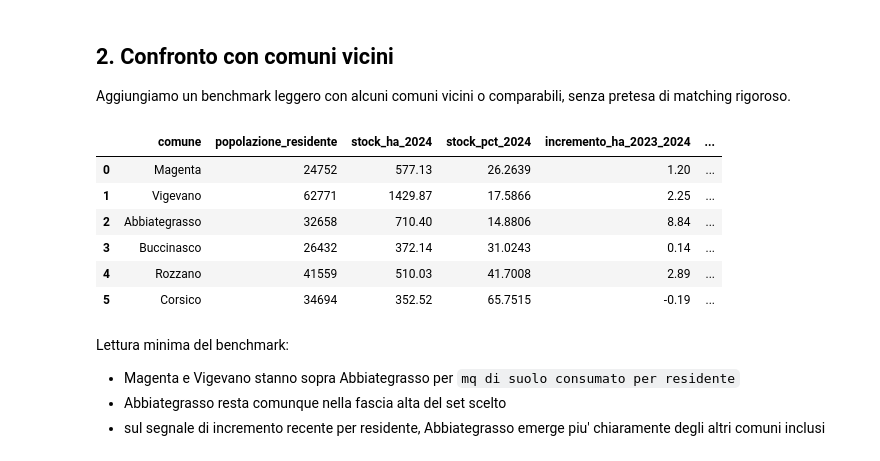
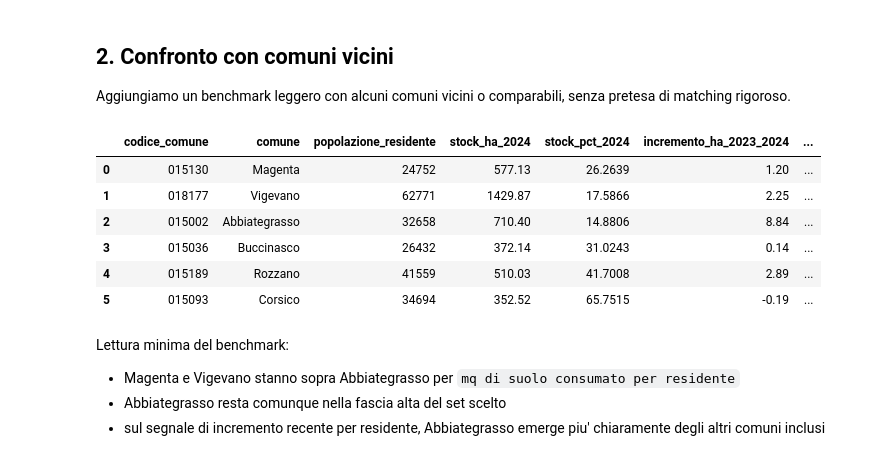
Before and after one commit to Gabrymi93/abbiategrasso-data-notes, a Jupyter notebook: notebooks/abbiategrasso_locale_v1.ipynb, the cells around one changed output. Drawn from its saved outputs; the diff is of its cells as text; code cells hidden in the pictures.

```diff
--- a/notebooks/abbiategrasso_locale_v1.ipynb
+++ b/notebooks/abbiategrasso_locale_v1.ipynb
@@ -21,15 +21,24 @@ def find_workspace_root(start: Path) -> Path:
     raise FileNotFoundError('Workspace root non trovato')
 
 
-workspace = find_workspace_root(Path.cwd().resolve())
-repo_root = workspace / 'abbiategrasso-data-notes'
-dataset_incubator = workspace / 'dataset-incubator'
+repo_root = next((p for p in [Path.cwd().resolve(), *Path.cwd().resolve().parents] if (p / 'README.md').exists() and p.name == 'abbiategrasso-data-notes'), None)
+if repo_root is None:
+    raise FileNotFoundError('Repo root non trovata')
 
-pop_path = dataset_incubator / 'out' / 'data' / 'mart' / 'popolazione_istat_comunale_2019_2025' / '2025' / 'popolazione_by_comune.parquet'
-suolo_path = dataset_incubator / 'out' / 'data' / 'mart' / 'ispra_consumo_suolo' / '2024' / 'mart_comuni.parquet'
+bundled_csv = repo_root / 'data' / 'abbiategrasso_benchmark_min.csv'
 figures_dir = repo_root / 'figures'
 figures_dir.mkdir(parents=True, exist_ok=True)
 
+workspace = None
+dataset_incubator = None
+pop_path = None
+suolo_path = None
+if not bundled_csv.exists():
+    workspace = find_workspace_root(Path.cwd().resolve())
+    dataset_incubator = workspace / 'dataset-incubator'
+    pop_path = dataset_incubator / 'out' / 'data' / 'mart' / 'popolazione_istat_comunale_2019_2025' / '2025' / 'popolazione_by_comune.parquet'
+    suolo_path = dataset_incubator / 'out' / 'data' / 'mart' / 'ispra_consumo_suolo' / '2024' / 'mart_comuni.parquet'
+
 con = duckdb.connect()
-pop_path, suolo_path
+bundled_csv
 # %% [output]
@@ -82,42 +95,46 @@ Lettura minima:
 Aggiungiamo un benchmark leggero con alcuni comuni vicini o comparabili, senza pretesa di matching rigoroso.
 # %%
 comuni = ['Abbiategrasso', 'Magenta', 'Vigevano', 'Buccinasco', 'Rozzano', 'Corsico']
-names = ','.join([f"'{c}'" for c in comuni])
 
-benchmark_query = f'''
+if bundled_csv.exists():
+    benchmark = pd.read_csv(bundled_csv, dtype={'codice_comune': str})
+    benchmark = benchmark.sort_values('mq_suolo_per_residente', ascending=False).reset_index(drop=True)
+else:
+    names = ','.join([f"'{c}'" for c in comuni])
+    benchmark_query = f'''
 with pop as (
   select codice_comune, comune, popolazione_residente
   from read_parquet(?)
   where comune in ({names})
 ),
 suolo as (
   select lpad(pro_com, 6, '0') as codice_comune, comune, stock_ha_2024, stock_pct_2024, incremento_ha_2023_2024
   from read_parquet(?)
   where comune in ({names})
 )
 select
   pop.comune,
   popolazione_residente,
   stock_ha_2024,
   stock_pct_2024,
   incremento_ha_2023_2024,
   round(stock_ha_2024 * 10000.0 / popolazione_residente, 2) as mq_suolo_per_residente,
   round(incremento_ha_2023_2024 * 10000.0 / popolazione_residente, 2) as mq_incremento_per_residente
 from pop
 join suolo using (codice_comune)
 order by mq_suolo_per_residente desc
 '''
+    benchmark = con.execute(benchmark_query, [pop_path.as_posix(), suolo_path.as_posix()]).df()
 
-benchmark = con.execute(benchmark_query, [pop_path.as_posix(), suolo_path.as_posix()]).df()
 benchmark
 # %% [output]
-|  | comune | popolazione_residente | stock_ha_2024 | stock_pct_2024 | incremento_ha_2023_2024 | ... |
-| 0 | Magenta | 24752 | 577.13 | 26.2639 | 1.20 | ... |
-| 1 | Vigevano | 62771 | 1429.87 | 17.5866 | 2.25 | ... |
-| 2 | Abbiategrasso | 32658 | 710.40 | 14.8806 | 8.84 | ... |
-| 3 | Buccinasco | 26432 | 372.14 | 31.0243 | 0.14 | ... |
-| 4 | Rozzano | 41559 | 510.03 | 41.7008 | 2.89 | ... |
-| 5 | Corsico | 34694 | 352.52 | 65.7515 | -0.19 | ... |
+|  | codice_comune | comune | popolazione_residente | stock_ha_2024 | stock_pct_2024 | incremento_ha_2023_2024 | ... |
+| 0 | 015130 | Magenta | 24752 | 577.13 | 26.2639 | 1.20 | ... |
+| 1 | 018177 | Vigevano | 62771 | 1429.87 | 17.5866 | 2.25 | ... |
+| 2 | 015002 | Abbiategrasso | 32658 | 710.40 | 14.8806 | 8.84 | ... |
+| 3 | 015036 | Buccinasco | 26432 | 372.14 | 31.0243 | 0.14 | ... |
+| 4 | 015189 | Rozzano | 41559 | 510.03 | 41.7008 | 2.89 | ... |
+| 5 | 015093 | Corsico | 34694 | 352.52 | 65.7515 | -0.19 | ... |
 # %% [markdown]
 Lettura minima del benchmark:
 
```
Also changed, not shown: parts of 2 cells of this notebook, 4 other files.
